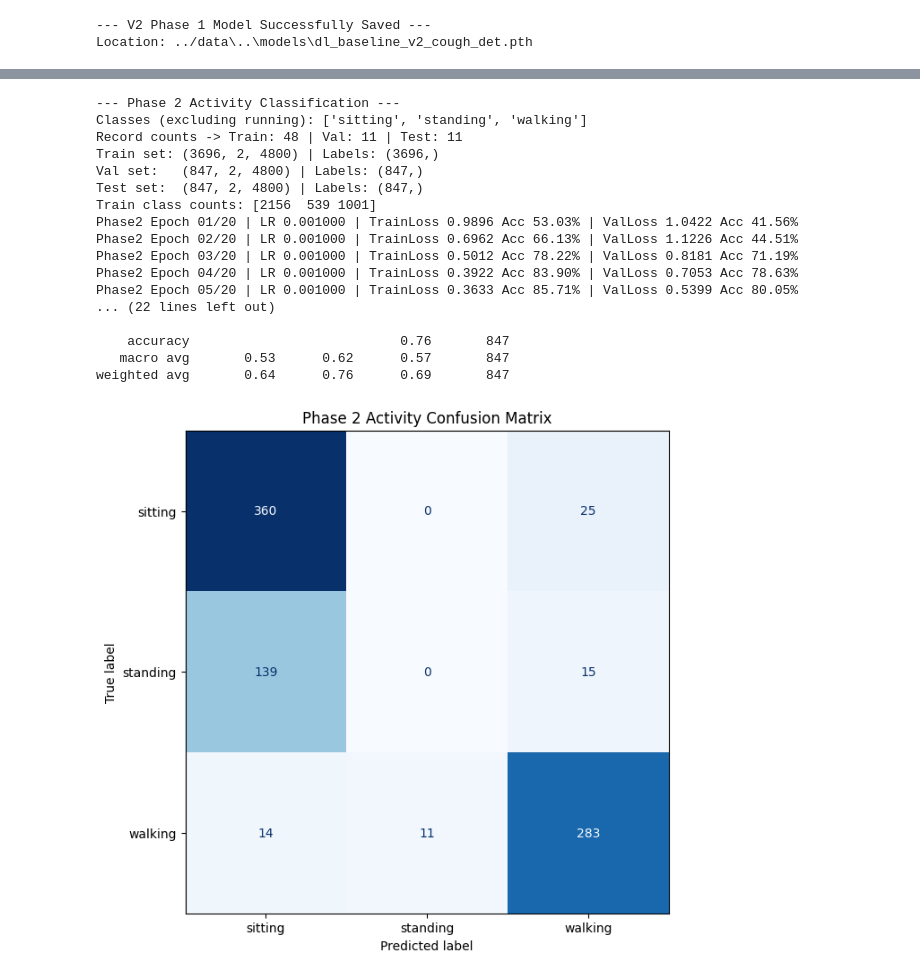
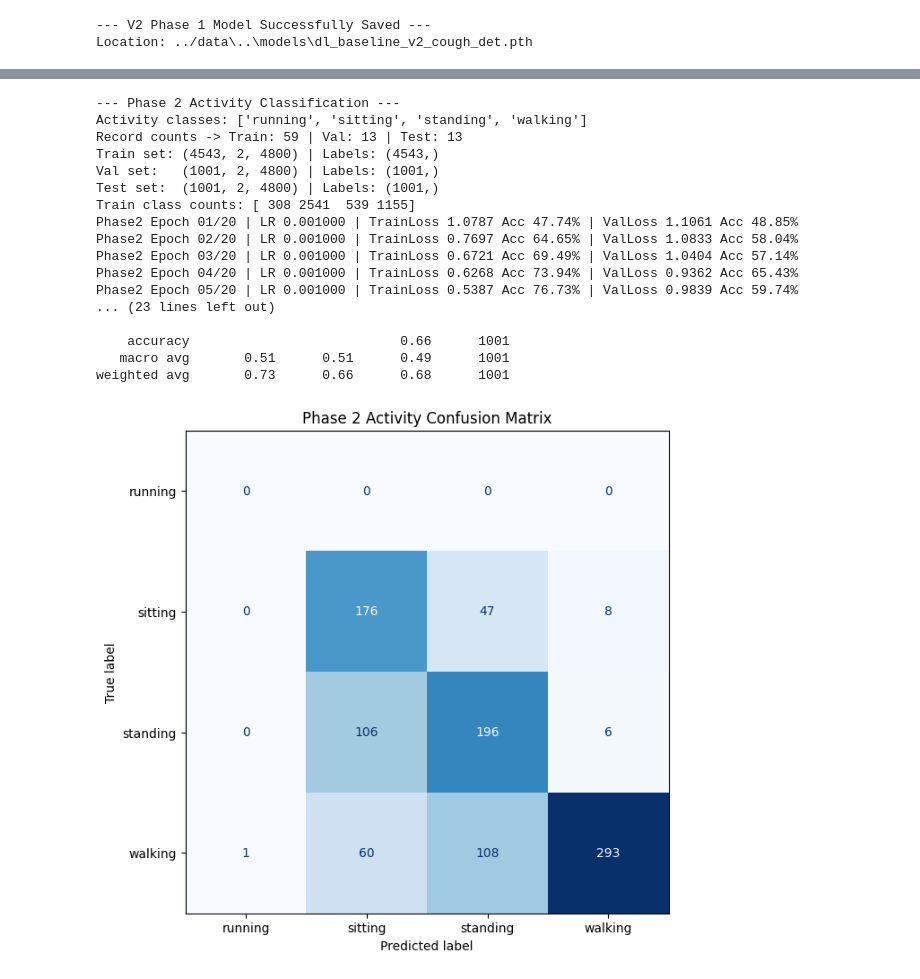
Before and after one commit to kirazhalim/EE492-cough-detection-activity-classification, a Jupyter notebook: experiments/dl_baseline_v2_g.ipynb, the cells around one changed output, grey strips where cells are left out. Saved outputs shown, nothing was run; the diff lists cells and outputs as text; code cells hidden in the pictures.

```diff
--- a/experiments/dl_baseline_v2_g.ipynb
+++ b/experiments/dl_baseline_v2_g.ipynb
@@ -676,6 +676,6 @@ Running Centered Inference on Record: 3
 # %%
 # Phase 2: Activity Classification (multi-class)
-# Exclude `running` because the dataset has only a couple of files for it.
+# Uses all activity labels in each split. To drop classes (e.g. rare activities), pass exclude_activity={"running"}.
 
 device = torch.device("cuda" if torch.cuda.is_available() else "cpu")
 
@@ -689,14 +689,16 @@ def _ensure_record_splits():
         train_recs, val_recs, test_recs = split_records(df_meta)
 
 
-def filter_records_excluding_activity(record_ids, exclude_activity={"running"}):
+def filter_records_excluding_activity(record_ids, exclude_activity=None):
+    if exclude_activity is None:
+        exclude_activity = set()
     return [rid for rid in record_ids if activity_by_record.get(rid) not in exclude_activity]
 
 _ensure_record_splits()
 
-train_recs_p2 = filter_records_excluding_activity(list(train_recs), exclude_activity={"running"})
-val_recs_p2 = filter_records_excluding_activity(list(val_recs), exclude_activity={"running"})
-test_recs_p2 = filter_records_excluding_activity(list(test_recs), exclude_activity={"running"})
+train_recs_p2 = filter_records_excluding_activity(list(train_recs))
+val_recs_p2 = filter_records_excluding_activity(list(val_recs))
+test_recs_p2 = filter_records_excluding_activity(list(test_recs))
 
 activity_classes = sorted(
     set(activity_by_record[rid] for rid in (train_recs_p2 + val_recs_p2 + test_recs_p2))
@@ -705,7 +707,7 @@ activity_to_idx = {a: i for i, a in enumerate(activity_classes)}
 num_classes_v2 = len(activity_classes)
 
 print("\n--- Phase 2 Activity Classification ---")
-print(f"Classes (excluding running): {activity_classes}")
+print(f"Activity classes: {activity_classes}")
 print(f"Record counts -> Train: {len(train_recs_p2)} | Val: {len(val_recs_p2)} | Test: {len(test_recs_p2)}")
 
 
@@ -892,49 +894,49 @@ with torch.no_grad():
         motion = batch["motion"].to(device)
         labels = batch["label"].to(device)
 
         logits = model_p2_v2(audio, motion)
         preds = logits.argmax(dim=1)
 
         all_preds.extend(preds.cpu().numpy().tolist())
         all_labels.extend(labels.cpu().numpy().tolist())
 
 print("\n--- Phase 2 Test Results ---")
 labels_eval = list(range(num_classes_v2))
 print(
     classification_report(
         all_labels,
         all_preds,
         labels=labels_eval,
         target_names=activity_classes,
         zero_division=0,
     )
 )
 
 cm = confusion_matrix(all_labels, all_preds, labels=labels_eval)
 disp = ConfusionMatrixDisplay(confusion_matrix=cm, display_labels=activity_classes)
 fig, ax = plt.subplots(figsize=(7, 7))
 disp.plot(ax=ax, cmap="Blues", colorbar=False)
 plt.title("Phase 2 Activity Confusion Matrix")
 plt.show()
 # %% [output]
 --- Phase 2 Activity Classification ---
-Classes (excluding running): ['sitting', 'standing', 'walking']
-Record counts -> Train: 48 | Val: 11 | Test: 11
-Train set: (3696, 2, 4800) | Labels: (3696,)
-Val set:   (847, 2, 4800) | Labels: (847,)
-Test set:  (847, 2, 4800) | Labels: (847,)
-Train class counts: [2156  539 1001]
-Phase2 Epoch 01/20 | LR 0.001000 | TrainLoss 0.9896 Acc 53.03% | ValLoss 1.0422 Acc 41.56%
-Phase2 Epoch 02/20 | LR 0.001000 | TrainLoss 0.6962 Acc 66.13% | ValLoss 1.1226 Acc 44.51%
-Phase2 Epoch 03/20 | LR 0.001000 | TrainLoss 0.5012 Acc 78.22% | ValLoss 0.8181 Acc 71.19%
-Phase2 Epoch 04/20 | LR 0.001000 | TrainLoss 0.3922 Acc 83.90% | ValLoss 0.7053 Acc 78.63%
-Phase2 Epoch 05/20 | LR 0.001000 | TrainLoss 0.3633 Acc 85.71% | ValLoss 0.5399 Acc 80.05%
-... (22 lines left out)
+Activity classes: ['running', 'sitting', 'standing', 'walking']
+Record counts -> Train: 59 | Val: 13 | Test: 13
+Train set: (4543, 2, 4800) | Labels: (4543,)
+Val set:   (1001, 2, 4800) | Labels: (1001,)
+Test set:  (1001, 2, 4800) | Labels: (1001,)
+Train class counts: [ 308 2541  539 1155]
+Phase2 Epoch 01/20 | LR 0.001000 | TrainLoss 1.0787 Acc 47.74% | ValLoss 1.1061 Acc 48.85%
+Phase2 Epoch 02/20 | LR 0.001000 | TrainLoss 0.7697 Acc 64.65% | ValLoss 1.0833 Acc 58.04%
+Phase2 Epoch 03/20 | LR 0.001000 | TrainLoss 0.6721 Acc 69.49% | ValLoss 1.0404 Acc 57.14%
+Phase2 Epoch 04/20 | LR 0.001000 | TrainLoss 0.6268 Acc 73.94% | ValLoss 0.9362 Acc 65.43%
+Phase2 Epoch 05/20 | LR 0.001000 | TrainLoss 0.5387 Acc 76.73% | ValLoss 0.9839 Acc 59.74%
+... (23 lines left out)
 
-    accuracy                           0.76       847
-   macro avg       0.53      0.62      0.57       847
-weighted avg       0.64      0.76      0.69       847
+    accuracy                           0.66      1001
+   macro avg       0.51      0.51      0.49      1001
+weighted avg       0.73      0.66      0.68      1001
-[figure, old version]
+[figure, new version]
 # %%
 from pathlib import Path
 import numpy as np
```
Also changed, not shown: parts of 7 cells of this notebook, 7 other files.
